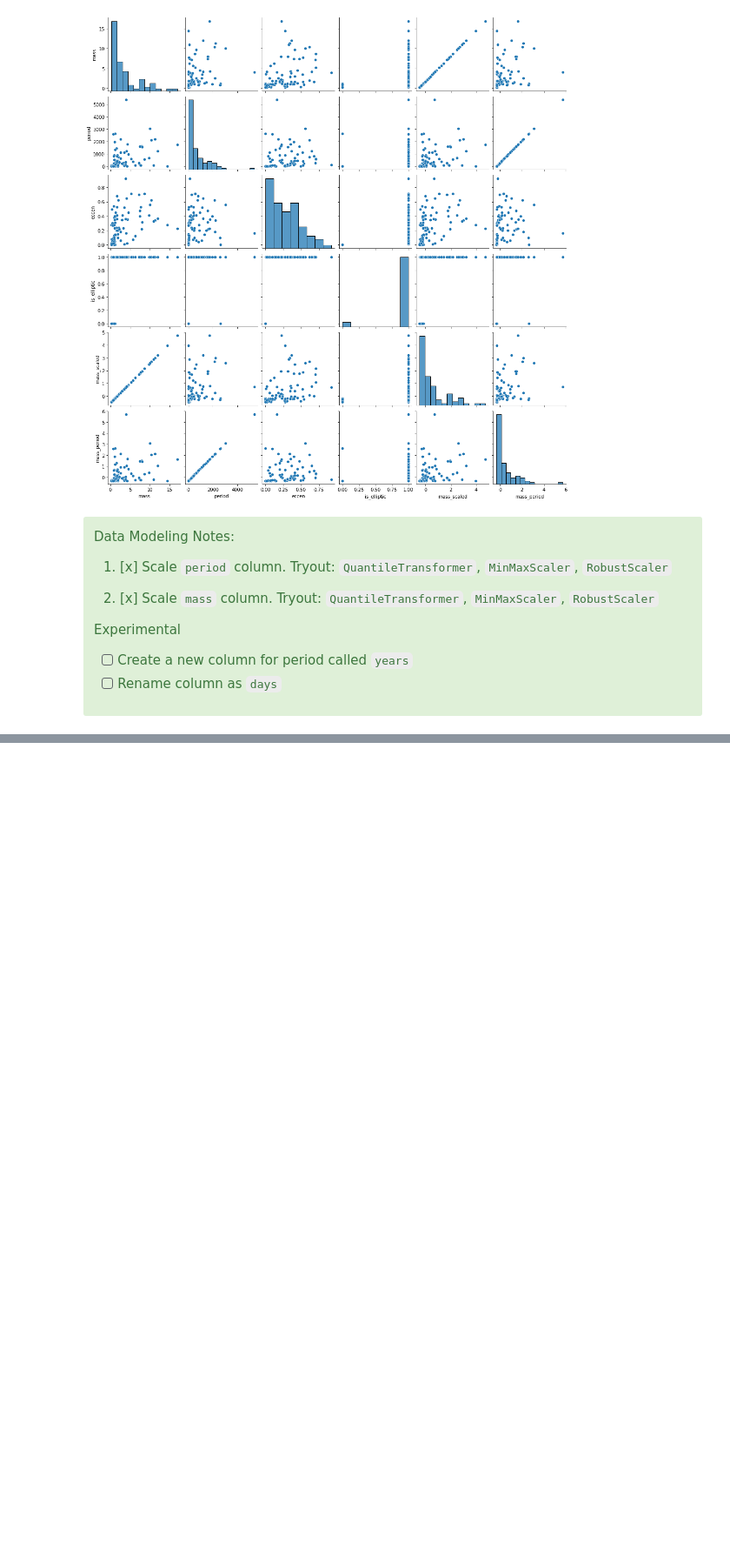
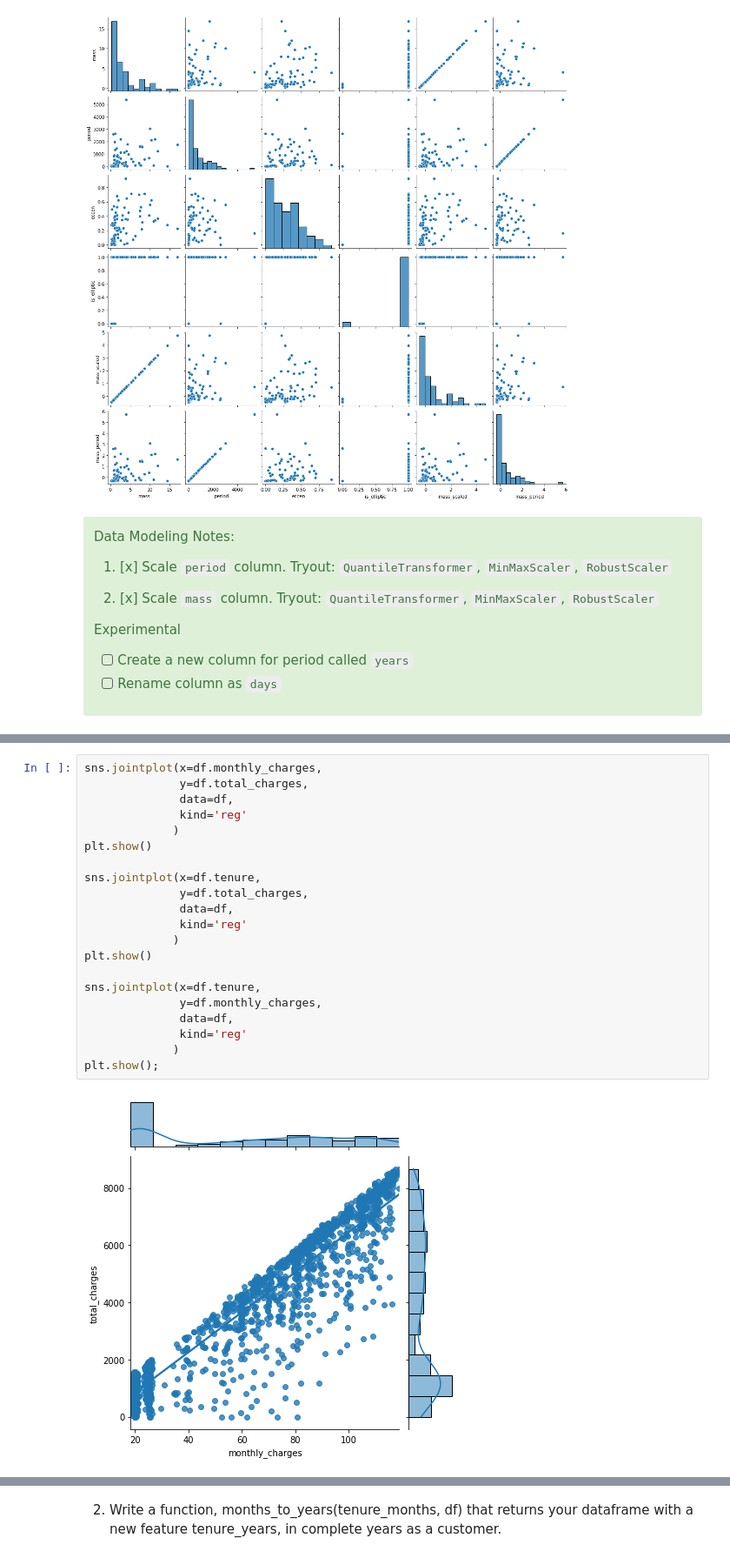
Before and after one commit to Promeos/regression-exercises, a Jupyter notebook: exploration-visualization.ipynb, the cells around one changed output, grey strips where cells are left out. Shown: that part at 87% size. Drawn from its saved outputs; the diff is of its cells as text; blank space fills up the shorter version.

```diff
--- a/exploration-visualization.ipynb
+++ b/exploration-visualization.ipynb
@@ -379,0 +408,23 @@ Experimental
+# %%
+sns.jointplot(x=df.monthly_charges,
+              y=df.total_charges,
+              data=df,
+              kind='reg'
+             )
+plt.show()
+
+sns.jointplot(x=df.tenure,
+              y=df.total_charges,
+              data=df,
+              kind='reg'
+             )
+plt.show()
+
+sns.jointplot(x=df.tenure,
+              y=df.monthly_charges,
+              data=df,
+              kind='reg'
+             )
+plt.show();
+# %% [output]
+[figure, added]
@@ -379,0 +433,2 @@ Experimental
+# %% [markdown]
+2. Write a function, months_to_years(tenure_months, df) that returns your dataframe with a new feature tenure_years, in complete years as a customer.
```
Also changed, not shown: parts of 9 cells of this notebook.
